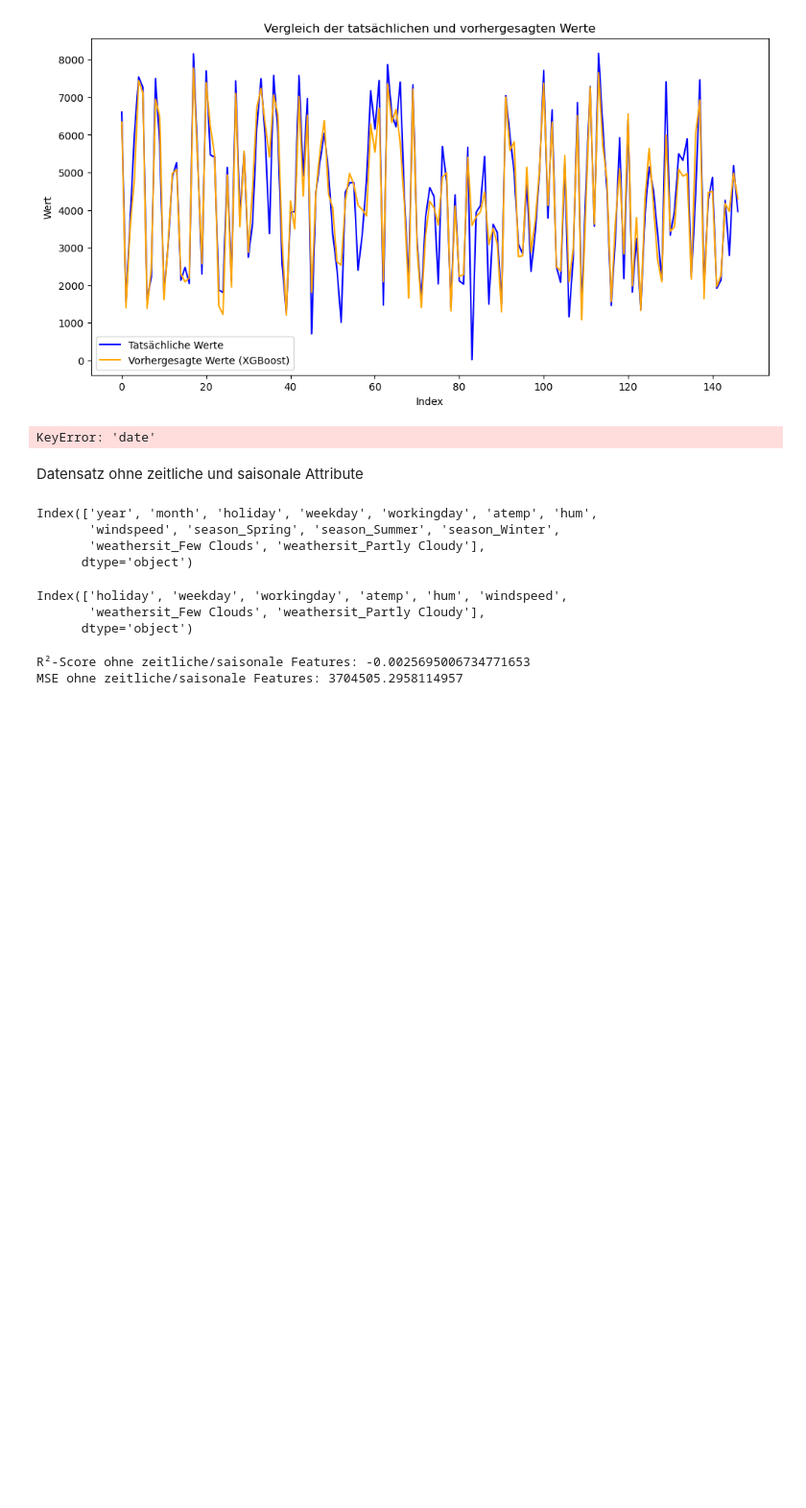
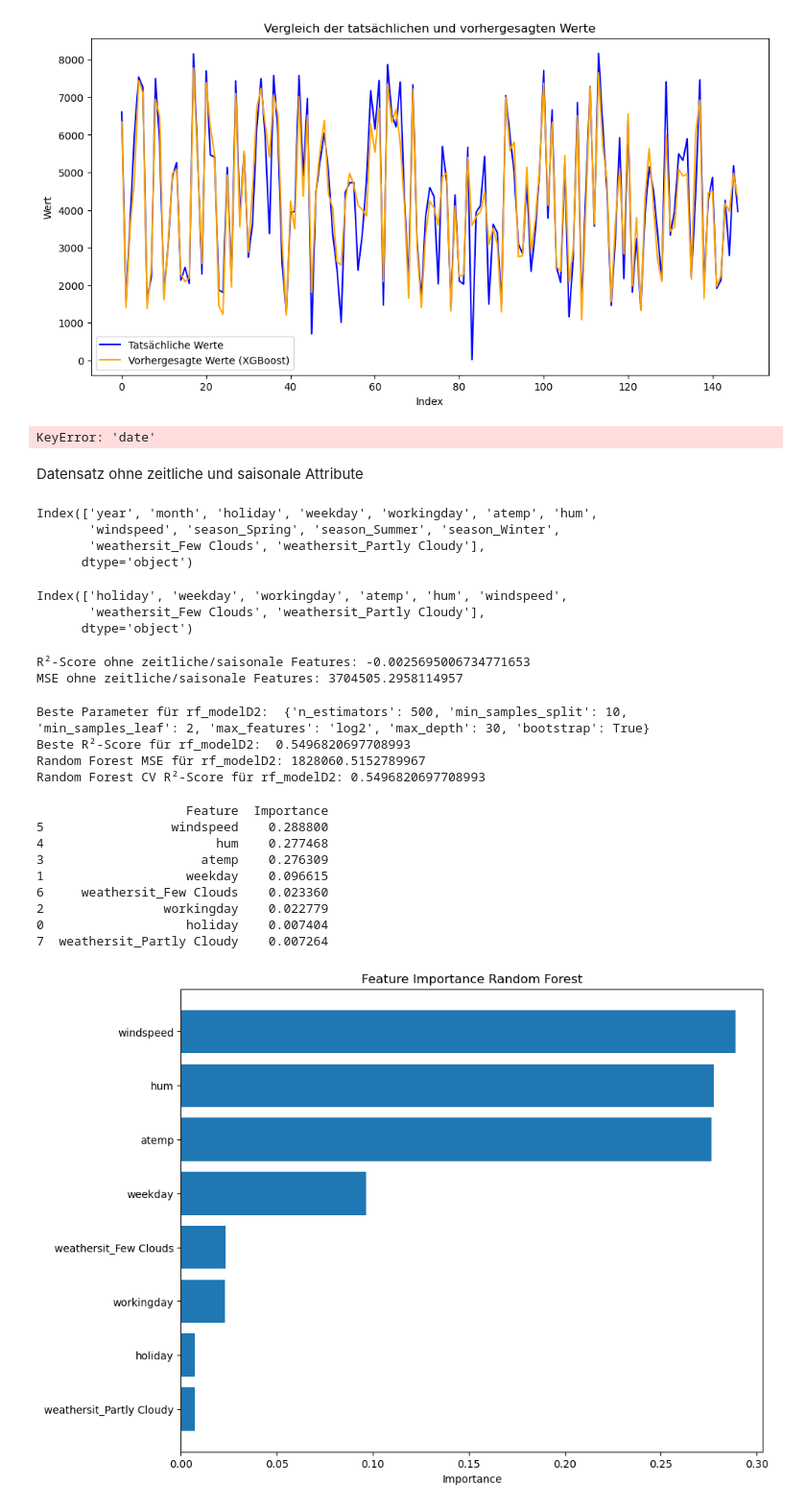
Before and after one commit to philhap/DS-Projektarbeit-Philipp-Heppler-Bike-Sharing, a Jupyter notebook: Digethic_Projektarbeit24_DS.ipynb, the cells around one changed output. Shown at 96% size. Drawn from its saved outputs; the diff is of its cells as text; code cells hidden in the pictures; blank space fills up the shorter version.

```diff
--- a/Digethic_Projektarbeit24_DS.ipynb
+++ b/Digethic_Projektarbeit24_DS.ipynb
@@ -864,3 +865,79 @@ print(f'MSE ohne zeitliche/saisonale Features: {mse_lrD2}')
 # %% [output]
 R²-Score ohne zeitliche/saisonale Features: -0.0025695006734771653
 MSE ohne zeitliche/saisonale Features: 3704505.2958114957
+# %%
+# Neues Random Forest Modell für den Datensatz ohne zeitliche und saisonale Features
+rf_modelD2 = RandomForestRegressor(random_state=42)
+
+ # Definiere den Parameterraum für Random Forest
+param_dist_rfD2 = {
+    'n_estimators': [100, 200, 300, 400, 500],
+    'max_features': ['sqrt', 'log2', None],
+    'max_depth': [None, 10, 20, 30, 40, 50],
+    'min_samples_split': [2, 5, 10],
+    'min_samples_leaf': [1, 2, 4],
+    'bootstrap': [True, False]
+}
+
+
+# RandomizedSearchCV für Random Forest auf den neuen Daten (ohne zeitliche und saisonale Features)
+random_search_rfD2 = RandomizedSearchCV(rf_modelD2, param_distributions=param_dist_rfD2,
+                                        n_iter=20, scoring='r2', cv=5, random_state=42, n_jobs=-1)
+
+# Training auf den neuen Trainingsdaten (X_train2 und y_train)
+random_search_rfD2.fit(X_train2, y_train)
+
+# Beste Parameter und Ergebnisse ausgeben
+print("Beste Parameter für rf_modelD2: ", random_search_rfD2.best_params_)
+print("Beste R²-Score für rf_modelD2: ", random_search_rfD2.best_score_)
+
+# Vorhersagen auf den neuen Testdaten
+y_pred_rfD2 = random_search_rfD2.best_estimator_.predict(X_test2)
+
+# MSE für das optimierte Modell berechnen
+mse_rfD2 = mean_squared_error(y_test, y_pred_rfD2)
+print(f'Random Forest MSE für rf_modelD2: {mse_rfD2}')
+
+# Cross-Validation R²-Score für das optimierte Modell berechnen
+rfD2_cv_r2 = cross_val_score(random_search_rfD2.best_estimator_, X_train2, y_train, cv=5, scoring='r2')
+print(f'Random Forest CV R²-Score für rf_modelD2: {rfD2_cv_r2.mean()}')
+# %% [output]
+Beste Parameter für rf_modelD2:  {'n_estimators': 500, 'min_samples_split': 10, 'min_samples_leaf': 2, 'max_features': 'log2', 'max_depth': 30, 'bootstrap': True}
+Beste R²-Score für rf_modelD2:  0.5496820697708993
+Random Forest MSE für rf_modelD2: 1828060.5152789967
+Random Forest CV R²-Score für rf_modelD2: 0.5496820697708993
+# %%
+best_rf_modelD2 = random_search_rfD2.best_estimator_
+
+# Berechne die Feature-Wichtigkeit für das beste XGBoost-Modell
+importances = best_rf_modelD2.feature_importances_
+
+# Erstelle eine DataFrame zur besseren Übersicht
+features = X_train2.columns  # Annahme: Spaltennamen sind in X_train definiert
+importance_df = pd.DataFrame({'Feature': features, 'Importance': importances})
+
+# Sortiere nach Wichtigkeit
+importance_df = importance_df.sort_values(by='Importance', ascending=False)
+
+print(importance_df)
+
+import matplotlib.pyplot as plt
+
+# Feature-Wichtigkeit plotten
+plt.figure(figsize=(10, 8))
+plt.barh(importance_df['Feature'], importance_df['Importance'])
+plt.xlabel('Importance')
+plt.title('Feature Importance Random Forest')
+plt.gca().invert_yaxis()
+plt.show()
+# %% [output]
+                    Feature  Importance
+5                 windspeed    0.288800
+4                       hum    0.277468
+3                     atemp    0.276309
+1                   weekday    0.096615
+6     weathersit_Few Clouds    0.023360
+2                workingday    0.022779
+0                   holiday    0.007404
+7  weathersit_Partly Cloudy    0.007264
+[figure, added]
```
Also changed, not shown: parts of 5 cells of this notebook.
